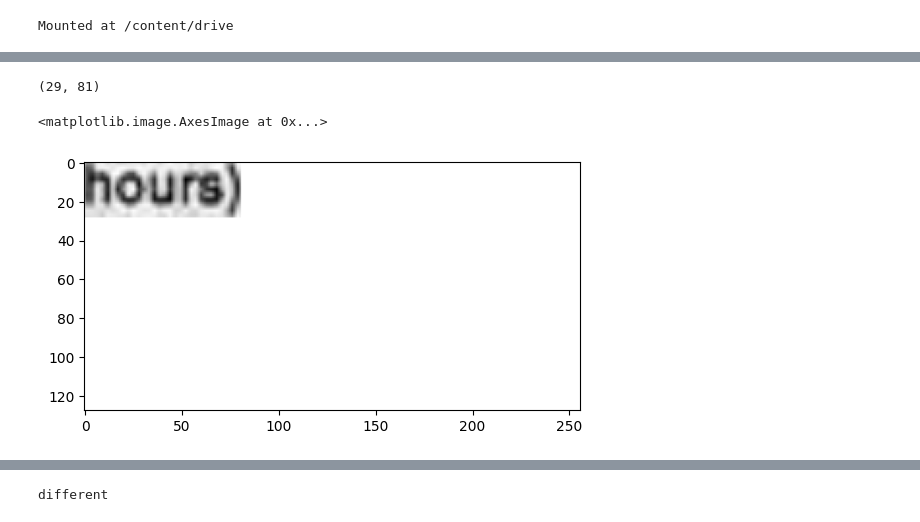
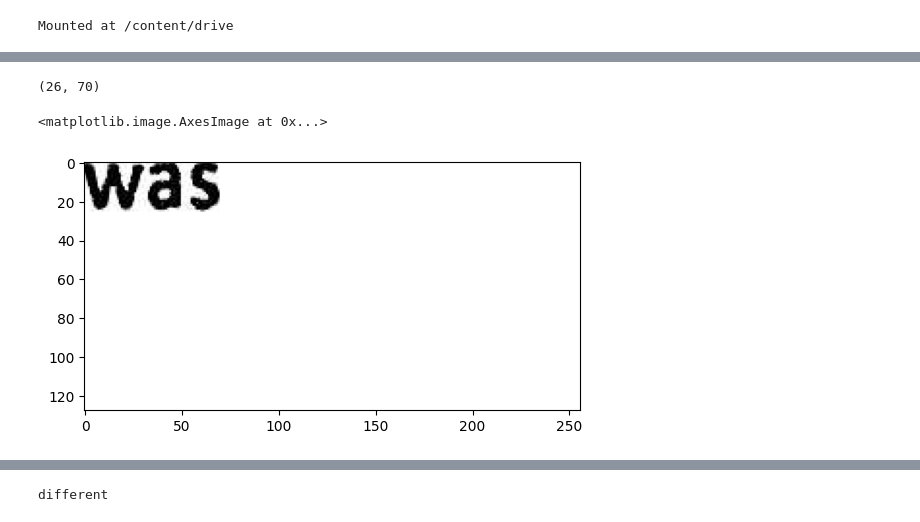
Before and after one commit to msommerfe/CAS_Applied_Data_Science, a Jupyter notebook: CAS_Final_Project/OCR_from_scratch.ipynb, the cells around one changed output, grey strips where cells are left out. Drawn from its saved outputs; the diff is of its cells as text; code cells hidden in the pictures.

```diff
--- a/CAS_Final_Project/OCR_from_scratch.ipynb
+++ b/CAS_Final_Project/OCR_from_scratch.ipynb
@@ -9,6 +9,15 @@ import cv2
 import os
 from sklearn.model_selection import train_test_split
 import string
+ImgFolder = '/content/drive/MyDrive/development/datasets/OCR_MNIST_Words/dataset/v011_words_small/'
+import tensorflow as tf
+from keras import backend as K
+from keras.models import Model
+from keras.layers import Input, Conv2D, MaxPooling2D, Reshape, Bidirectional, LSTM, Dense, Lambda, Activation, BatchNormalization, Dropout
+from keras.optimizers import Adam
+tf.config.run_functions_eagerly(True)
+MAX_HIGHT = 128
+MAX_WIDTH = 256
 # %%
 try:
   from google.colab import drive
@@ -75,39 +58,38 @@ array([[251, 252, 252, ..., 225, 252, 253],
 # %%
 #Scales the width if the image to max_width. Only if the high after scaling to max_width is higher than max_hight, only the hight will be scaled down to max_hight
 # Expacts gray scale Images
 def preprocess(img):
-    max_hight = 128
-    max_width = 256
 
     (h, w) = img.shape
 
 
     #Scale all Images down that image width is max_width
-    scaleFactor = max_width / w
+    scaleFactor = MAX_WIDTH / w
     if scaleFactor < 1:
       img = cv2.resize(img, None, fx = scaleFactor, fy = scaleFactor)
       (h, w) = img.shape
 
     #creates blank white image with size max_hight x max_width
-    final_img = np.ones([max_hight, max_width])*255 # blank white image
+    final_img = np.ones([MAX_HIGHT, MAX_WIDTH])*255 # blank white image
 
     # if hight is still greater than max_hight, scale only hight down to max_hight
-    if h > max_hight:
-       img = cv2.resize(img, None, fx = 1, fy = (max_hight/h))
+    if h > MAX_HIGHT:
+       img = cv2.resize(img, None, fx = 1, fy = (MAX_HIGHT/h))
 
 
     # fills the blank image with resized imput image
     final_img[:h, :w] = img
     return final_img
 
+imgPath = os.path.join(ImgFolder, "11.png")
 image = cv2.imread(imgPath, cv2.IMREAD_GRAYSCALE)
 print(image.shape)
 
 plt.imshow(preprocess(image),cmap='gray')
 # %% [output]
-(29, 81)
+(26, 70)
 <matplotlib.image.AxesImage at 0x...>
-[figure, old version]
+[figure, new version]
 # %%
 import json
 import numpy as np
```
Also changed, not shown: parts of 12 cells of this notebook.
